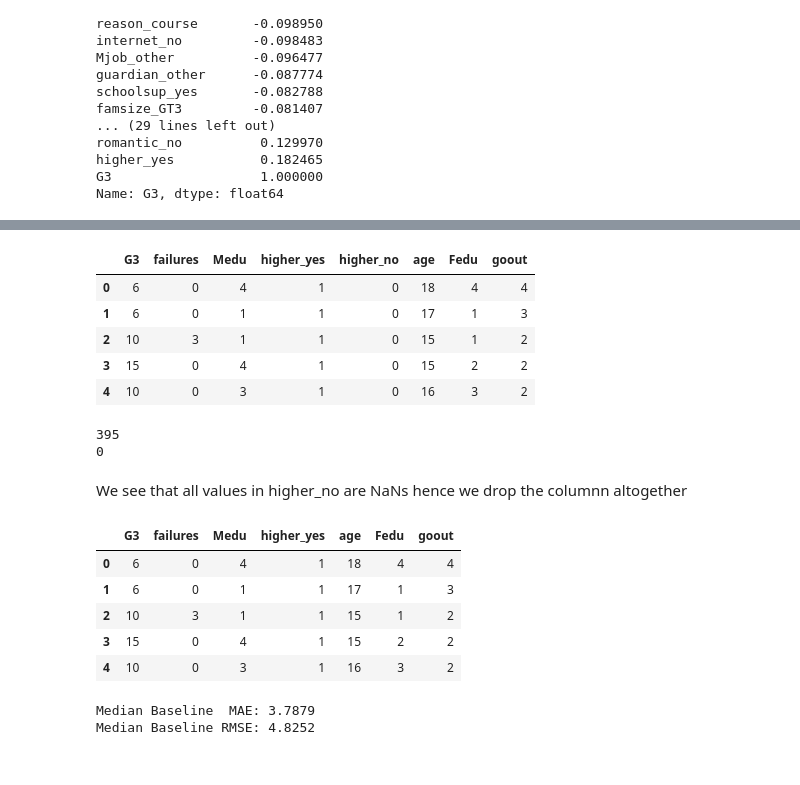
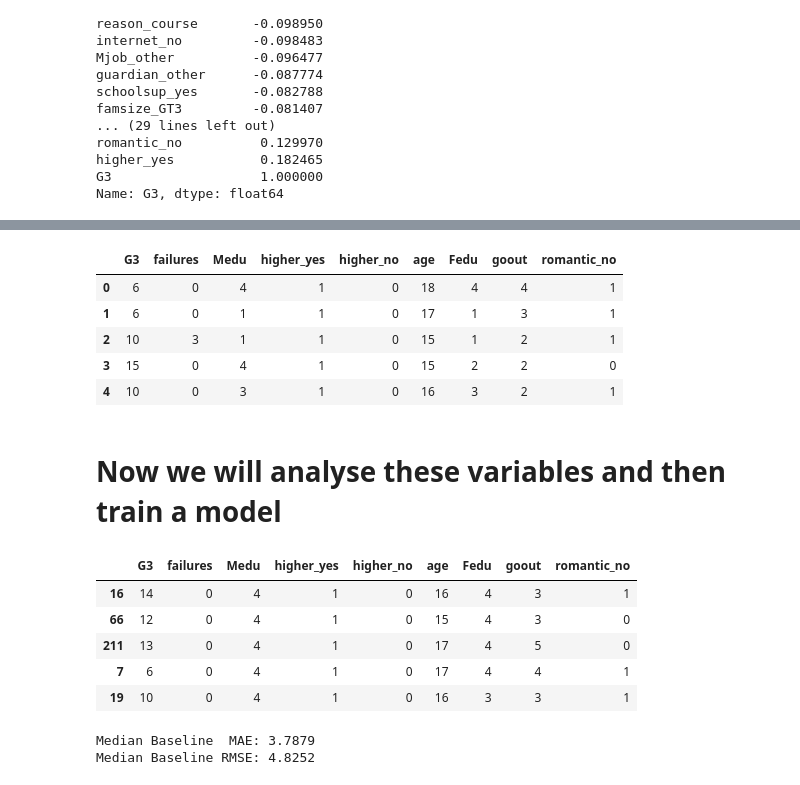
Before and after one commit to dipam7/Data_science, a Jupyter notebook: student_grade.ipynb, the cells around one changed output, grey strips where cells are left out. Saved outputs shown, nothing was run; the diff lists cells and outputs as text; code cells hidden in the pictures.

```diff
--- a/student_grade.ipynb
+++ b/student_grade.ipynb
@@ -299,0 +321,7 @@ Name: G3, dtype: float64
+# %%
+# Find correlations with the Grade
+most_correlated = student.corr().abs()['G3'].sort_values(ascending=False)
+
+# Maintain the top 8 most correlation features with Grade
+most_correlated = most_correlated[:9]
+most_correlated
@@ -300,30 +339,25 @@ Name: G3, dtype: float64
 # %%
 student = student.loc[:, most_correlated.index]
-
 student.head()
 # %% [output]
-|  | G3 | failures | Medu | higher_yes | higher_no | age | Fedu | goout |
-| 0 | 6 | 0 | 4 | 1 | 0 | 18 | 4 | 4 |
-| 1 | 6 | 0 | 1 | 1 | 0 | 17 | 1 | 3 |
-| 2 | 10 | 3 | 1 | 1 | 0 | 15 | 1 | 2 |
-| 3 | 15 | 0 | 4 | 1 | 0 | 15 | 2 | 2 |
-| 4 | 10 | 0 | 3 | 1 | 0 | 16 | 3 | 2 |
+|  | G3 | failures | Medu | higher_yes | higher_no | age | Fedu | goout | romantic_no |
+| 0 | 6 | 0 | 4 | 1 | 0 | 18 | 4 | 4 | 1 |
+| 1 | 6 | 0 | 1 | 1 | 0 | 17 | 1 | 3 | 1 |
+| 2 | 10 | 3 | 1 | 1 | 0 | 15 | 1 | 2 | 1 |
+| 3 | 15 | 0 | 4 | 1 | 0 | 15 | 2 | 2 | 0 |
+| 4 | 10 | 0 | 3 | 1 | 0 | 16 | 3 | 2 | 1 |
-# %%
-print(len(student))
-print(student['higher_no'].isnull().sum())
-# %% [output]
-395
-0
-# %% [markdown]
-We see that all values in higher_no are NaNs hence we drop the columnn altogether
-# %%
-student = student.drop(['higher_no'], axis='columns')
+# %% [markdown]
+# Now we will analyse these variables and then train a model
+# %%
+# splitting the data into training and testing data (75% and 25%)
+# we mention the random state to achieve the same split everytime we run the code
+X_train, X_test, y_train, y_test = train_test_split(student, labels, test_size = 0.25, random_state=42)
 # %%
-student.head()
+X_train.head()
 # %% [output]
-|  | G3 | failures | Medu | higher_yes | age | Fedu | goout |
-| 0 | 6 | 0 | 4 | 1 | 18 | 4 | 4 |
-| 1 | 6 | 0 | 1 | 1 | 17 | 1 | 3 |
-| 2 | 10 | 3 | 1 | 1 | 15 | 1 | 2 |
-| 3 | 15 | 0 | 4 | 1 | 15 | 2 | 2 |
-| 4 | 10 | 0 | 3 | 1 | 16 | 3 | 2 |
+|  | G3 | failures | Medu | higher_yes | higher_no | age | Fedu | goout | romantic_no |
+| 16 | 14 | 0 | 4 | 1 | 0 | 16 | 4 | 3 | 1 |
+| 66 | 12 | 0 | 4 | 1 | 0 | 15 | 4 | 3 | 0 |
+| 211 | 13 | 0 | 4 | 1 | 0 | 17 | 4 | 5 | 0 |
+| 7 | 6 | 0 | 4 | 1 | 0 | 17 | 4 | 4 | 1 |
+| 19 | 10 | 0 | 4 | 1 | 0 | 16 | 3 | 3 | 1 |
```
Also changed, not shown: parts of 21 cells of this notebook.
